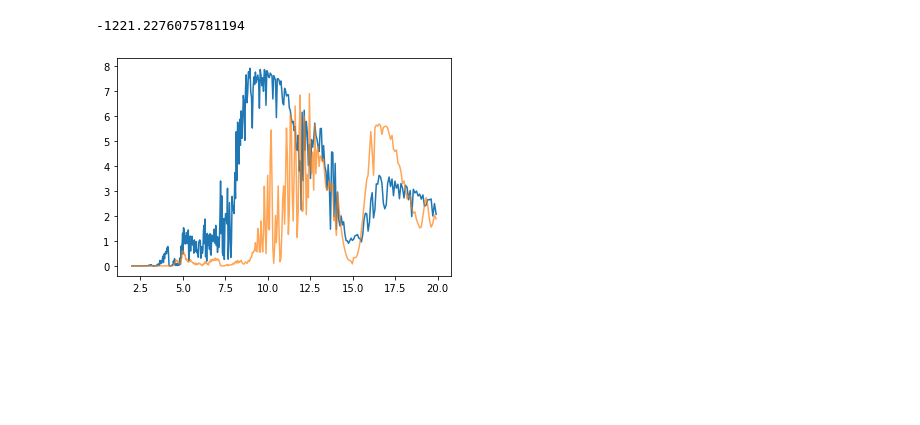
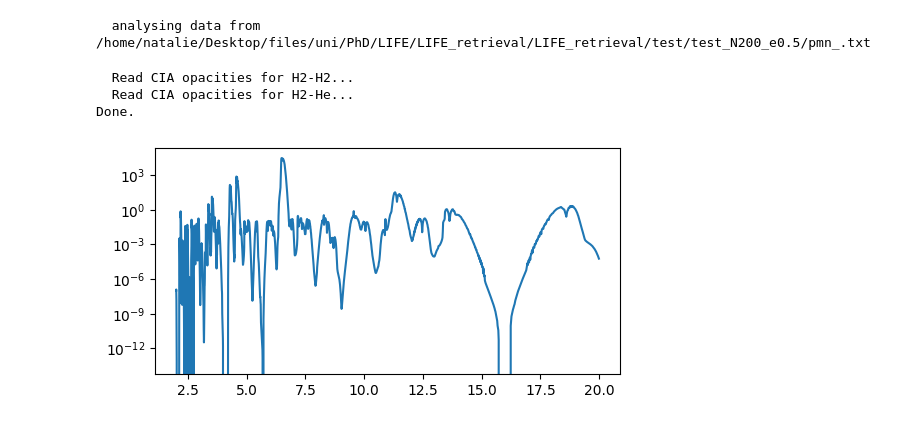
Before and after one commit to NatalieGrasser/LIFE_retrieval, a Jupyter notebook: LIFE_retrieval/debugging.ipynb, the cells around one changed output. Saved outputs shown, nothing was run; the diff lists cells and outputs as text; code cells hidden in the pictures; blank space fills up the shorter version.

Commit message:
added opacity plot and more species

```diff
--- a/LIFE_retrieval/debugging.ipynb
+++ b/LIFE_retrieval/debugging.ipynb
@@ -23,8 +23,8 @@ elif getpass.getuser() == "natalie": # when testing from my laptop
     from parameters import Parameters
 
 test_object = 'test'
-Nlive=100 # number of live points (integer)
-evtol=10 # evidence tolerance (float)
+Nlive=200 # number of live points (integer)
+evtol=0.5 # evidence tolerance (float)
 bayes=False
 
 def init_retrieval(obj,Nlive,evtol,PT_type='PTgrad'):
@@ -64,7 +64,10 @@ def init_retrieval(obj,Nlive,evtol,PT_type='PTgrad'):
             'log_C2H2':([-12,0],r'log C$_2$H$_2$'),
             'log_CH3Cl':([-12,0],r'log CH$_3$Cl'),
             'log_SO2':([-12,0],r'log SO$_2$'),
-            'log_OCS':([-12,0],r'log OCS')
+            'log_OCS':([-12,0],r'log OCS'),
+            'log_CS2':([-12,0],r'log CS$_2$'),
+            'log_C2H6':([-12,0],r'log C$_2$H$_6$'),
+            'log_DMS':([-12,0],r'log DMS')
             }
 
     cloud_props={'log_opa_base_gray': ([-10,3], r'log $\kappa_{\mathrm{cl},0}$'),
@@ -81,8 +84,34 @@ def init_retrieval(obj,Nlive,evtol,PT_type='PTgrad'):
     return retrieval
 
 retrieval=init_retrieval(test_object,Nlive,evtol)
-retrieval.PMN_lnL()
+#retrieval.PMN_lnL()
 #retrieval.run_retrieval(N_live_points=Nlive,evidence_tolerance=evtol,bayes=bayes)
+retrieval.evaluate(makefigs=False)
 # %% [output]
--1221.2276075781194
+  analysing data from /home/natalie/Desktop/files/uni/PhD/LIFE/LIFE_retrieval/LIFE_retrieval/test/test_N200_e0.5/pmn_.txt
-[figure, removed]
+# %%
+import os
+import numpy as np
+os.environ['pRT_input_data_path'] = "/home/natalie/.local/lib/python3.8/site-packages/petitRADTRANS/input_data_std/input_data"
+from petitRADTRANS import Radtrans
+import matplotlib.pyplot as plt
+
+wlen_range=np.array([2,20]) # in microns for pRT
+atmosphere_object = Radtrans(line_species=['CS2'],
+                    rayleigh_species = ['H2', 'He'],
+                    continuum_opacities = ['H2-H2', 'H2-He'],
+                    wlen_bords_micron=wlen_range,
+                    mode='c-k')
+
+T = np.array([300]).reshape(1)
+wave_cm, opas = atmosphere_object.get_opa(T)
+wave_um = wave_cm*1e4 # microns
+
+fig,ax=plt.subplots(1,1,figsize=(6,3),dpi=100)
+spec,=plt.plot(wave_um,opas['CS2'])
+plt.yscale('log')
+# %% [output]
+  Read CIA opacities for H2-H2...
+  Read CIA opacities for H2-He...
+Done.
+[figure, added]
```
Also changed, not shown: parts of 2 cells of this notebook, 5 other files.
